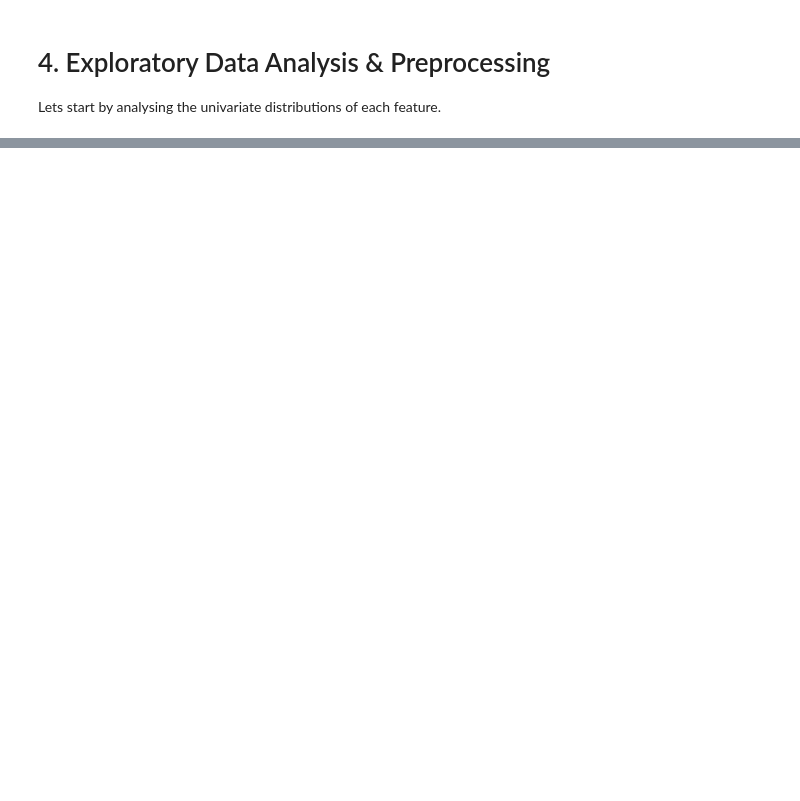
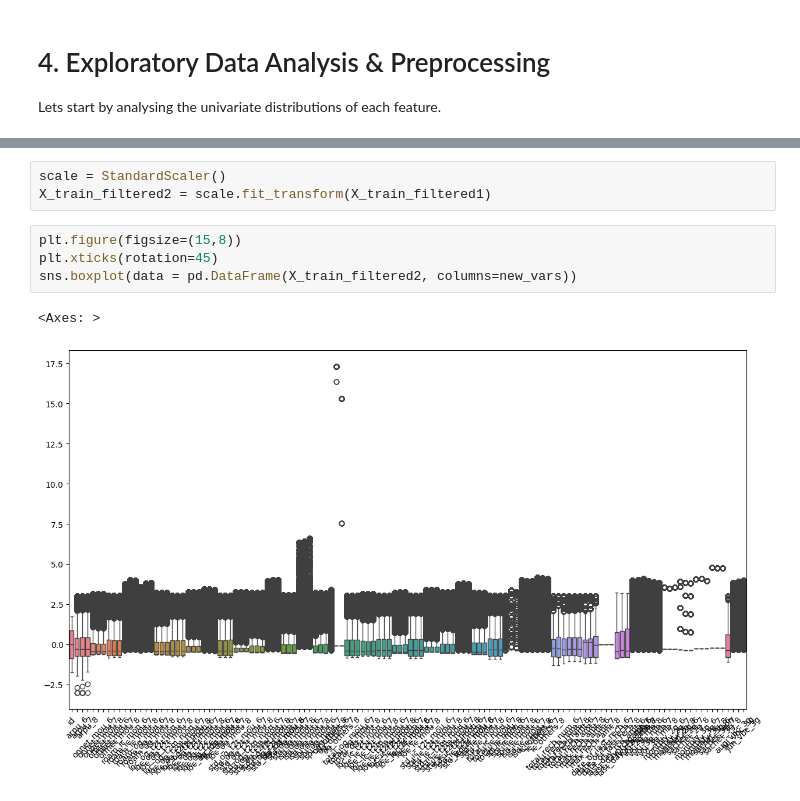
Before and after one commit to thomami244/Telecom_Churn_Case_Study_Hackathon, a Jupyter notebook: Telecom_Churn_Case_Study_Hackathon.ipynb, the cells around one changed output, grey strips where cells are left out. Cells and saved outputs as stored; diff of their text form; blank space fills up the shorter version.

```diff
--- a/Telecom_Churn_Case_Study_Hackathon.ipynb
+++ b/Telecom_Churn_Case_Study_Hackathon.ipynb
@@ -269,0 +312,10 @@ sns.boxplot(data = X_train_filtered)
+# %%
+scale = StandardScaler()
+X_train_filtered2 = scale.fit_transform(X_train_filtered1)
+# %%
+plt.figure(figsize=(15,8))
+plt.xticks(rotation=45)
+sns.boxplot(data = pd.DataFrame(X_train_filtered2, columns=new_vars))
+# %% [output]
+<Axes: >
+[figure, added]
```
Also changed, not shown: parts of 12 cells of this notebook.
